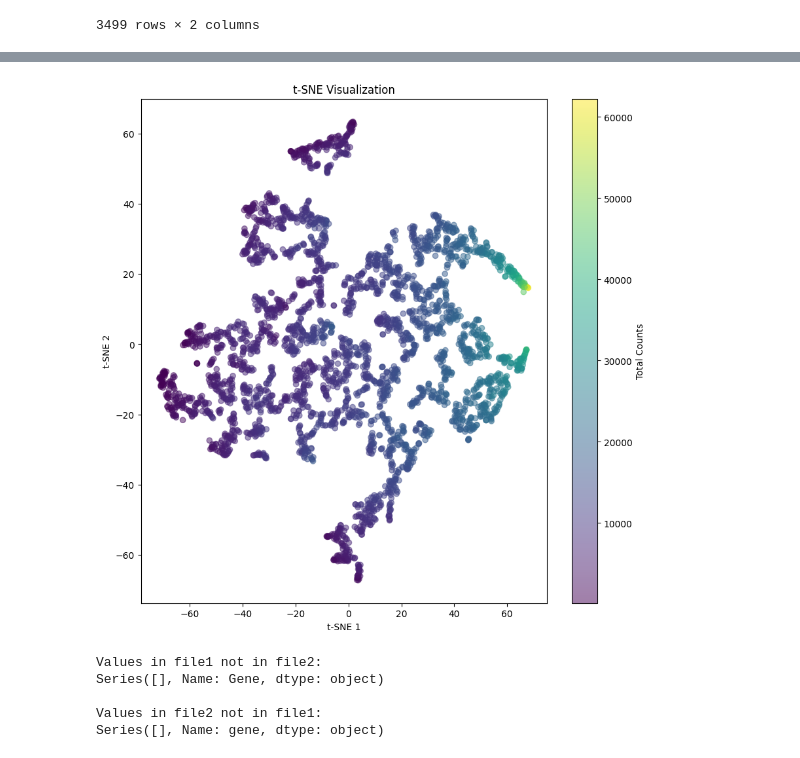
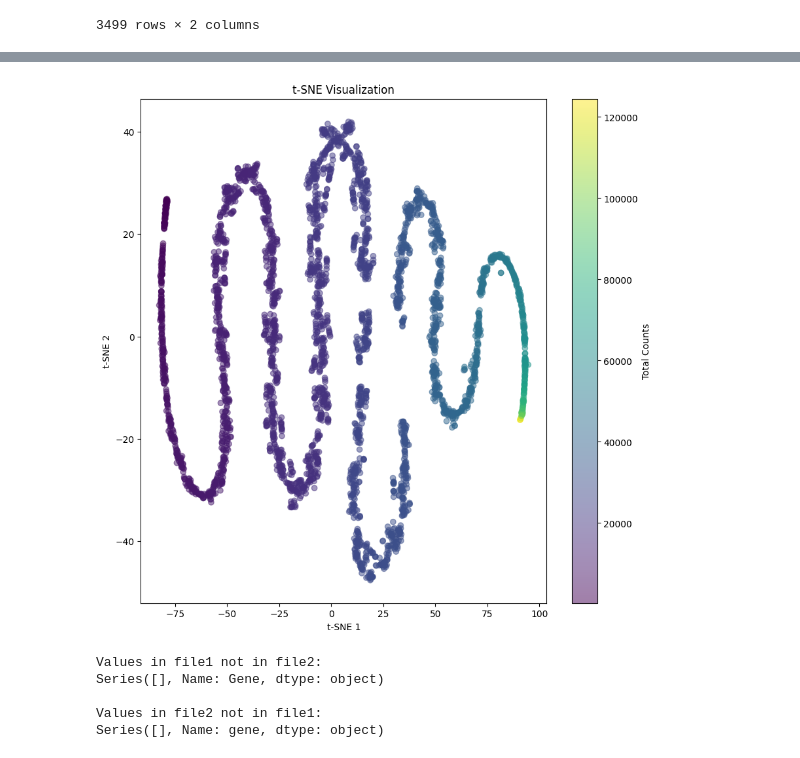
Before and after one commit to ScheWann/A-Part-to-Whole-Circular-Cell-Explorer, a Jupyter notebook: RedesignChallenge/Python/process.ipynb, the cells around one changed output, grey strips where cells are left out. Drawn from its saved outputs; the diff is of its cells as text; code cells hidden in the pictures.

```diff
--- a/RedesignChallenge/Python/process.ipynb
+++ b/RedesignChallenge/Python/process.ipynb
@@ -21,5 +23,5 @@ feature_matrix = mmread("../Data/FeatureMatrix.mtx")
 # %%
 genes = pd.read_csv("../Data/Genes.csv")
-positions = pd.read_csv("../Data/SpotPositions.csv")
+barcode_positions = pd.read_csv("../Data/SpotPositions.csv")
 ScatterPies = pd.read_csv("../Data/SpotClusterMembership.csv")
 GeneExpression = pd.read_csv("../Data/ClusterGeneExpression.csv")
@@ -314,7 +405,7 @@ adata.var_names_make_unique()
 
 umi_counts = adata.to_df()
 
-# umi_counts.reset_index(inplace=True)
+umi_counts.reset_index(inplace=True)
 
 # geneList = adata.var_names.tolist()
 # gene_df = pd.DataFrame(geneList, columns=['Gene'])
@@ -395,0 +469,4 @@ total_merged_df
+# %%
+umi_counts.rename(columns={"index": "barcode"}, inplace=True)
+umi_counts["total_counts"] = umi_counts.drop(columns=["barcode"]).sum(axis=1)
+umi_counts
@@ -396,31 +487,35 @@ total_merged_df
 # %%
-# Assuming positions and cellTotal_df are already defined
+total_merged_df = pd.merge(positions, umi_counts, on="barcode")
+columns_array = total_merged_df.columns.tolist()
 
-total_merged_df = pd.merge(positions, cellTotal_df, on="barcode")
-total_merged_df.set_index('barcode', inplace=True)
+items_to_remove = ["barcode", "radius", "x", "y"]
+for item in items_to_remove:
+    if item in columns_array:
+        columns_array.remove(item)
 
-# Select the columns for t-SNE analysis
-features = total_merged_df[['x', 'y', 'total_counts']]
+features = total_merged_df[columns_array]
 
-# Apply t-SNE
 tsne = TSNE(n_components=2, random_state=0)
 tsne_results = tsne.fit_transform(features)
 
-# Add t-SNE results to the DataFrame
-total_merged_df['tsne-2d-one'] = tsne_results[:, 0]
-total_merged_df['tsne-2d-two'] = tsne_results[:, 1]
+total_merged_df["tsne-2d-one"] = tsne_results[:, 0]
+total_merged_df["tsne-2d-two"] = tsne_results[:, 1]
 
-# Visualize the results
 plt.figure(figsize=(10, 10))
-scatter = plt.scatter(total_merged_df['tsne-2d-one'], total_merged_df['tsne-2d-two'],
-                      c=total_merged_df['total_counts'], cmap='viridis', alpha=0.5)
-plt.colorbar(scatter, label='Total Counts')
-plt.title('t-SNE Visualization')
-plt.xlabel('t-SNE 1')
-plt.ylabel('t-SNE 2')
+scatter = plt.scatter(
+    total_merged_df["tsne-2d-one"],
+    total_merged_df["tsne-2d-two"],
+    c=total_merged_df["total_counts"],
+    cmap="viridis",
+    alpha=0.5,
+)
+plt.colorbar(scatter, label="Total Counts")
+plt.title("t-SNE Visualization")
+plt.xlabel("t-SNE 1")
+plt.ylabel("t-SNE 2")
 plt.show()
 # %% [output]
-[figure, old version]
+[figure, new version]
 # %%
 # Check if the gene names in the two files are the same
 df_test_1 = gene_df["Gene"]
```
Also changed, not shown: parts of 24 cells of this notebook, 2 other files.
